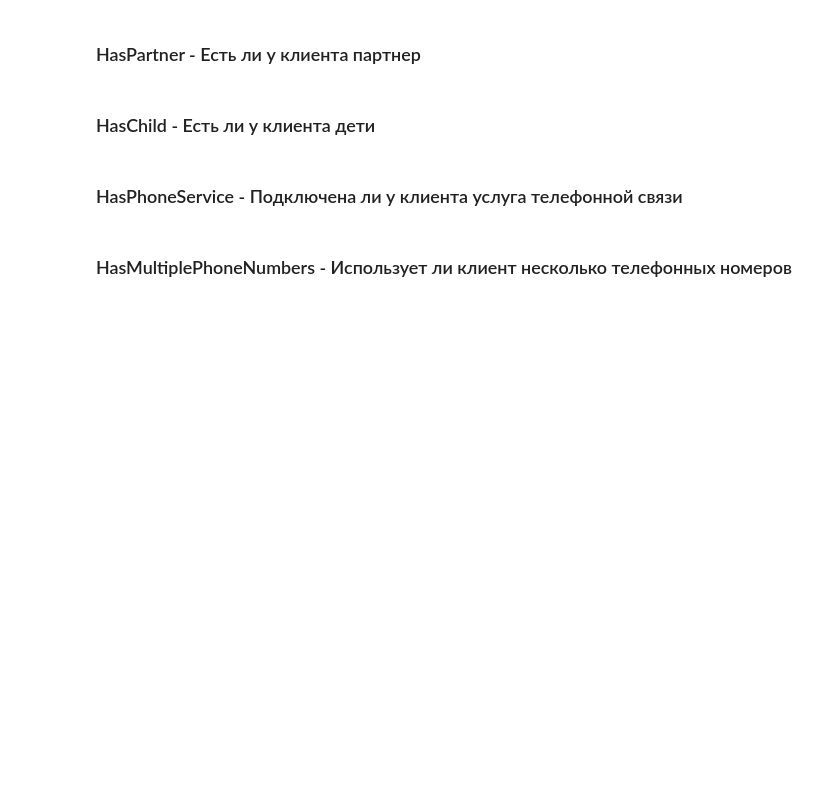
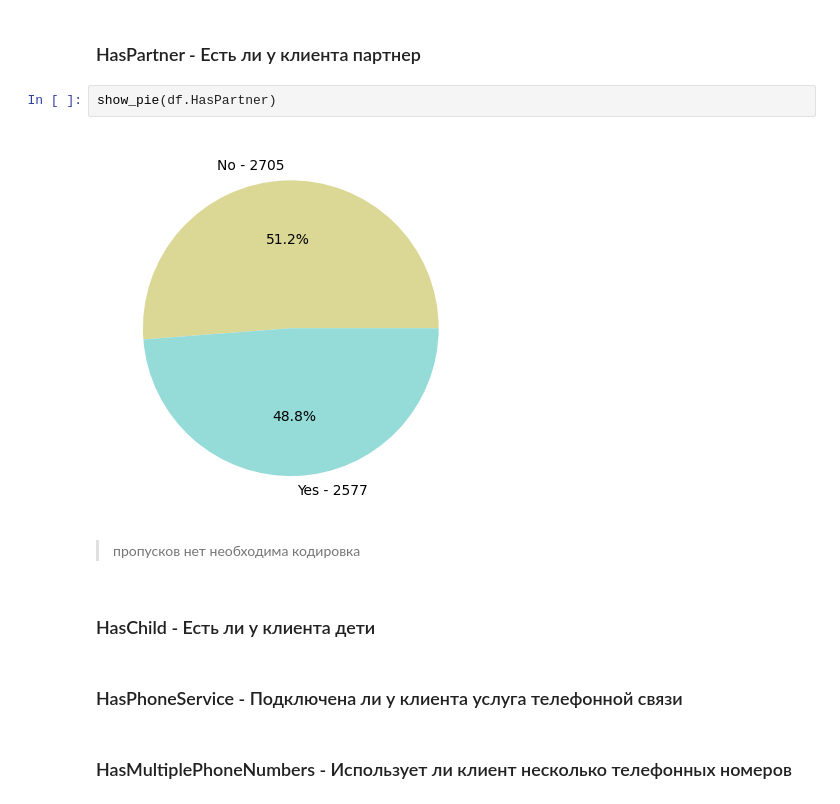
Before and after one commit to alex-chin/dsl_part_1_ml_cv, a Jupyter notebook: week_03_composition_model_selection/Homework/hw_3_kaggle_alx.ipynb, the cells around one changed output. Drawn from its saved outputs; the diff is of its cells as text; blank space fills up the shorter version.

```diff
--- a/week_03_composition_model_selection/Homework/hw_3_kaggle_alx.ipynb
+++ b/week_03_composition_model_selection/Homework/hw_3_kaggle_alx.ipynb
@@ -394,5 +476,11 @@ Name: count, dtype: int64
 # %% [markdown]
 ### HasPartner - Есть ли у клиента партнер
+# %%
+show_pie(df.HasPartner)
+# %% [output]
+[figure, added]
+# %% [markdown]
+> пропусков нет необходима кодировка
 # %% [markdown]
 ### HasChild -  Есть ли у клиента дети
 # %% [markdown]
```
Also changed, not shown: parts of 31 cells of this notebook.
